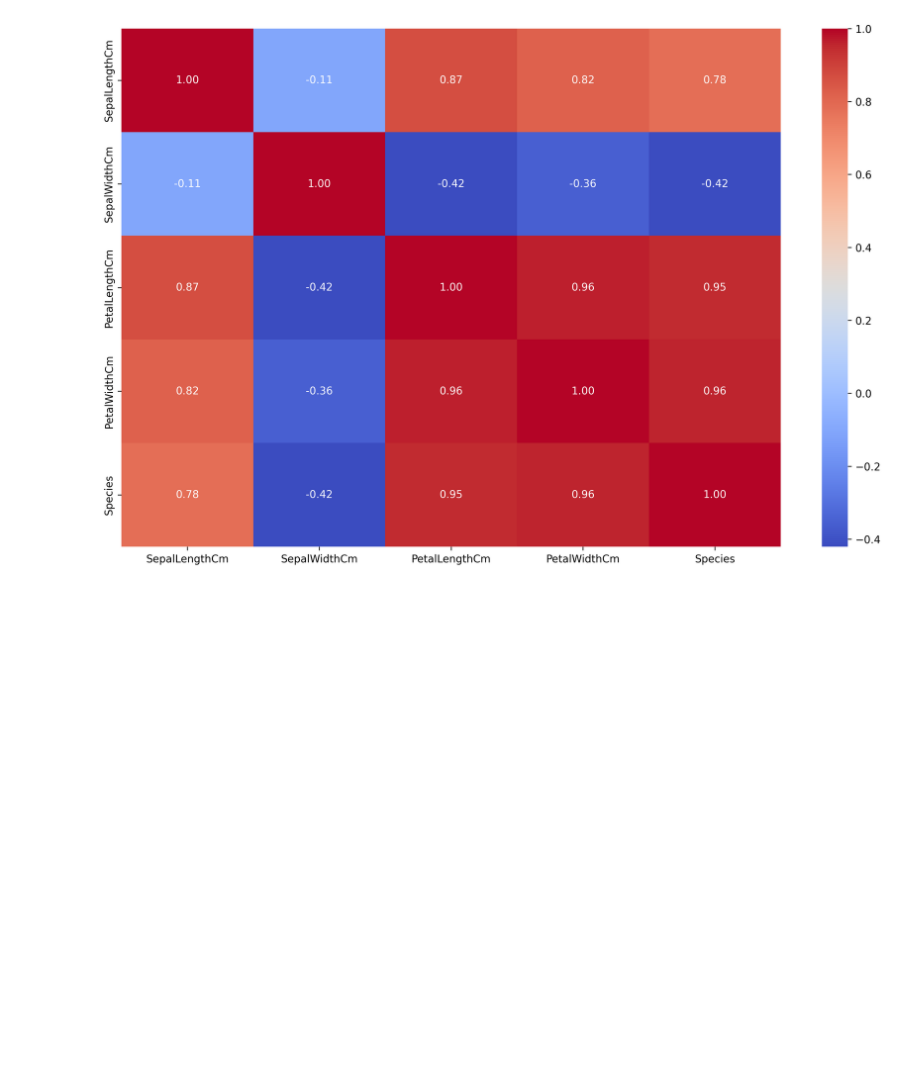
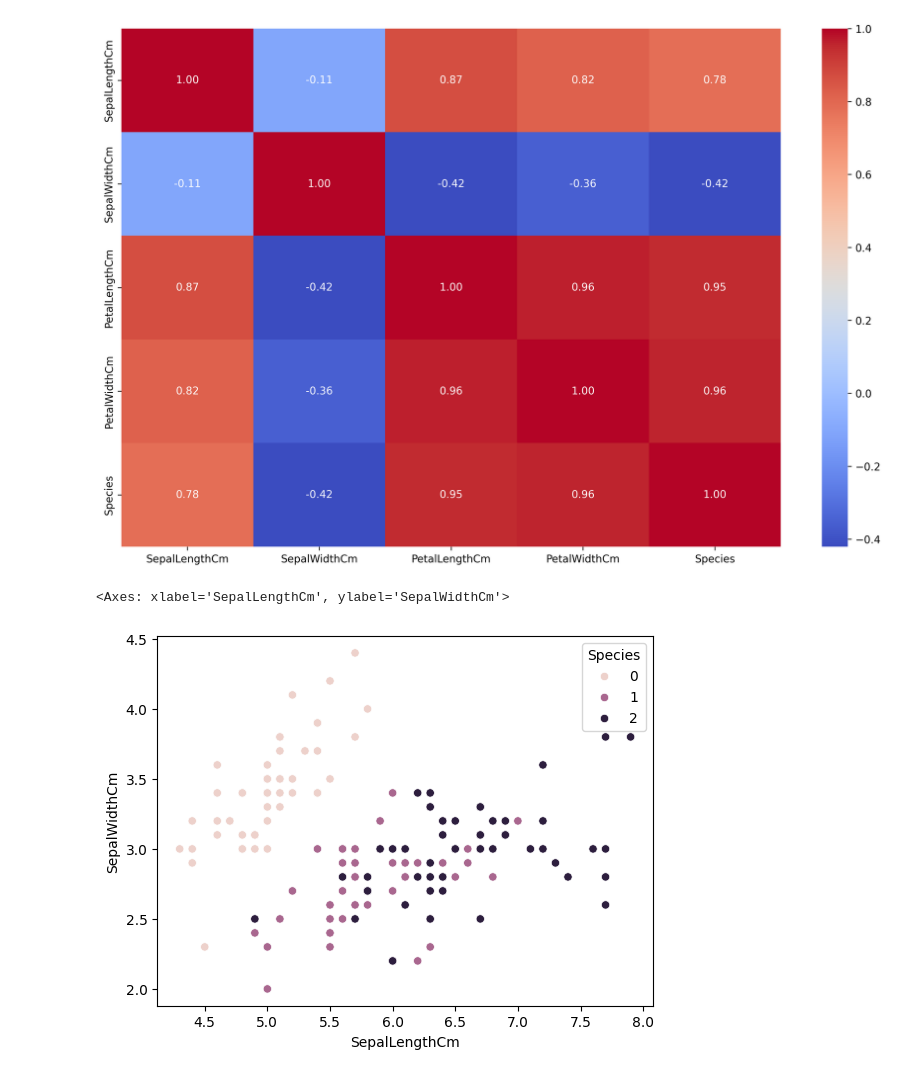
Before and after one commit to sid404-cmd/mdm, a Jupyter notebook: svm/exp.ipynb, the cells around one changed output. Drawn from its saved outputs; the diff is of its cells as text; code cells hidden in the pictures; blank space fills up the shorter version.

```diff
--- a/svm/exp.ipynb
+++ b/svm/exp.ipynb
@@ -29,4 +29,4 @@ df.describe()
 | 75% | 112.750000 | 6.400000 | 3.300000 | 5.100000 | 1.800000 |
 | max | 150.000000 | 7.900000 | 4.400000 | 6.900000 | 2.500000 |
 # %%
-df.drop("Id", axis=1)
+df = df.drop("Id", axis=1)
@@ -104,3 +88,13 @@ plt.tight_layout(pad=3)
 plt.show()
 # %% [output]
 [figure]
+# %%
+sns.scatterplot(
+    data=df,
+    x="SepalLengthCm",
+    y="SepalWidthCm",
+    hue="Species",
+)
+# %% [output]
+<Axes: xlabel='SepalLengthCm', ylabel='SepalWidthCm'>
+[figure, added]
```
Also changed, not shown: parts of 5 cells of this notebook.
